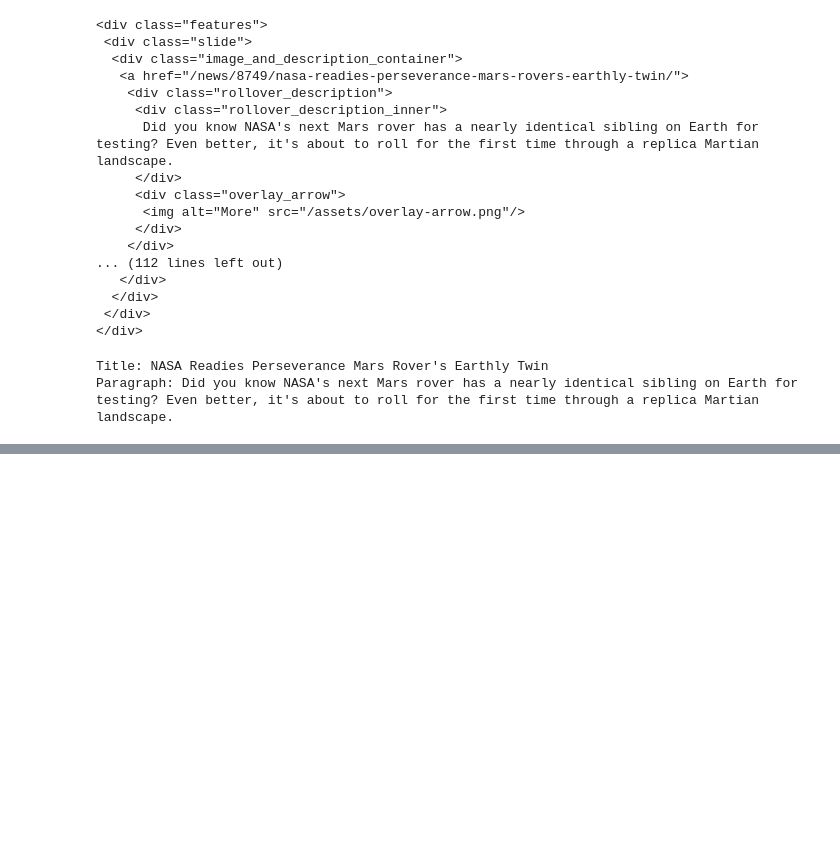
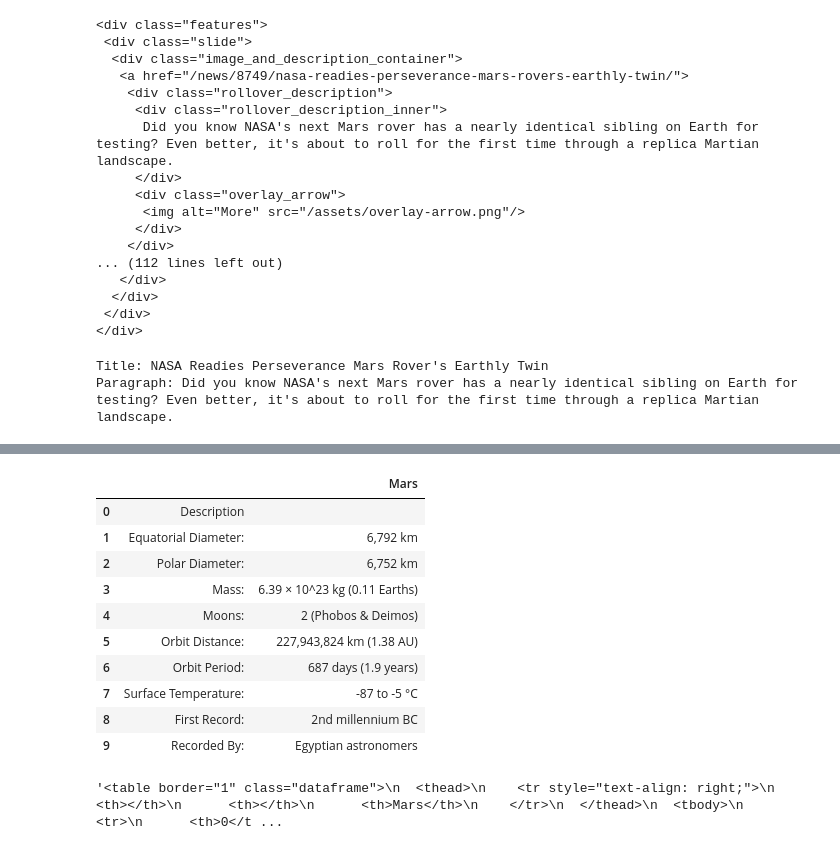
Before and after one commit to kguralpdx/web-scraping-challenge, a Jupyter notebook: Missions_to_Mars/mission_to_mars.ipynb, the cells around one changed output, grey strips where cells are left out. Drawn from its saved outputs; the diff is of its cells as text; code cells hidden in the pictures; blank space fills up the shorter version.

Commit message:
added Mars Fact table html

```diff
--- a/Missions_to_Mars/mission_to_mars.ipynb
+++ b/Missions_to_Mars/mission_to_mars.ipynb
@@ -156,0 +164,7 @@ featured_image_url
+# %%
+# Set the URL to a variable
+facts_url = "https://space-facts.com/mars/"
+# %%
+# Scrape any tabular data from the site
+tables = pd.read_html(facts_url)
+tables
@@ -156,0 +189,5 @@ featured_image_url
+# %%
+# Create the dataframe for the first table and rename columns
+mars_facts_df = tables[0]
+mars_facts_df.columns = ["", "Mars"]
+mars_facts_df
@@ -156,0 +205,26 @@ featured_image_url
+# %%
+# Add a Description row as the first row in the dataframe and then reindex it
+new_row = pd.DataFrame({'': "Description", "Mars": ""}, index=[-1])
+mars_facts_df = mars_facts_df.append(new_row, ignore_index=False)
+mars_facts_df = mars_facts_df.sort_index().reset_index(drop=True)
+mars_facts_df
+# %% [output]
+|  |  | Mars |
+| 0 | Description |  |
+| 1 | Equatorial Diameter: | 6,792 km |
+| 2 | Polar Diameter: | 6,752 km |
+| 3 | Mass: | 6.39 × 10^23 kg (0.11 Earths) |
+| 4 | Moons: | 2 (Phobos & Deimos) |
+| 5 | Orbit Distance: | 227,943,824 km (1.38 AU) |
+| 6 | Orbit Period: | 687 days (1.9 years) |
+| 7 | Surface Temperature: | -87 to -5 °C |
+| 8 | First Record: | 2nd millennium BC |
+| 9 | Recorded By: | Egyptian astronomers |
+# %%
+## REMOVE THIS BECAUSE NOT NEEDED
+
+html_table = mars_facts_df.to_html()
+html_table.replace('\n', '')
+html_table
+# %% [output]
+'<table border="1" class="dataframe">\n  <thead>\n    <tr style="text-align: right;">\n      <th></th>\n      <th></th>\n      <th>Mars</th>\n    </tr>\n  </thead>\n  <tbody>\n    <tr>\n      <th>0</t ...
```
Also changed, not shown: parts of 11 cells of this notebook, 1 other file.
